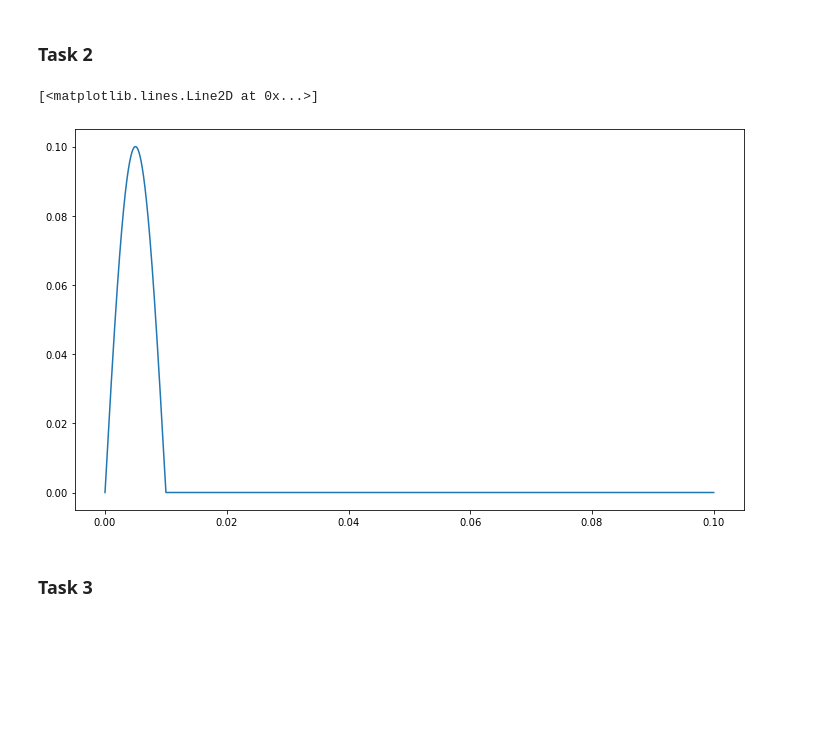
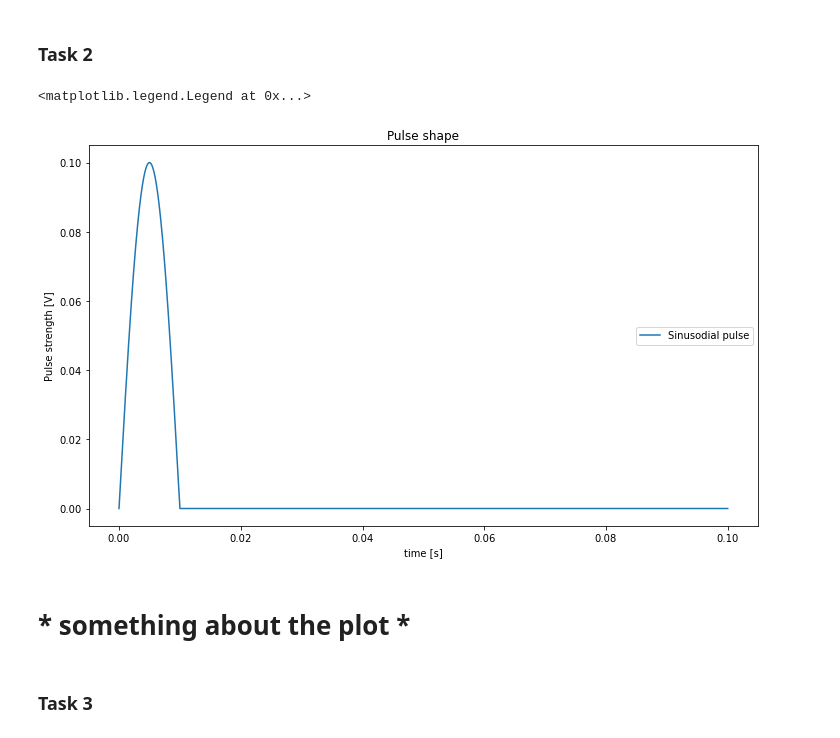
Before and after one commit to JohanCarlsen/FYS1120-Oblig-2, a Jupyter notebook: Untitled.ipynb, the cells around one changed output. Saved outputs shown, nothing was run; the diff lists cells and outputs as text; code cells hidden in the pictures; blank space fills up the shorter version.

```diff
--- a/Untitled.ipynb
+++ b/Untitled.ipynb
@@ -9,36 +9,41 @@ import numpy as np
 import matplotlib.pyplot as plt
 
 L = 100 # number of systems
 C = 1e-10 # capacitans
 R = 10e11 # ohm
 r = 1e6 # ohm
-V0 = 0.1 # V
 
 def Vpulse(t, t0, V0):
     """
     This function models the pulse
     as a sinusodial pulse
     """
     Vs = V0 * np.sin(np.pi * t / t0) * (0 <= t and t <= t0)
 
     return Vs
 
 T = 0.1 # simulation in seconds
 t0 = 0.01 # pulse length
 dt = 0.1 * C * r
 nsteps = int(T/dt)
 
 t1 = np.linspace(0, T, nsteps)
 Vs = np.zeros((nsteps, 1), float)
 
 for i in range(nsteps):
     Vs[i] = Vpulse(t1[i], t0, V0)
 
 
 plt.figure(figsize=(12,7))
-plt.plot(t1, Vs)
+plt.title('Pulse shape')
+plt.xlabel('time [s]')
+plt.ylabel('Pulse strength [V]')
+plt.plot(t1, Vs, label='Sinusodial pulse')
+plt.legend(loc='right')
 # %% [output]
-[<matplotlib.lines.Line2D at 0x...>]
+<matplotlib.legend.Legend at 0x...>
-[figure, old version]
+[figure, new version]
+# %% [markdown]
+# * something about the plot *
 # %% [markdown]
 ### Task 3
```
Also changed, not shown: parts of 15 cells of this notebook.
